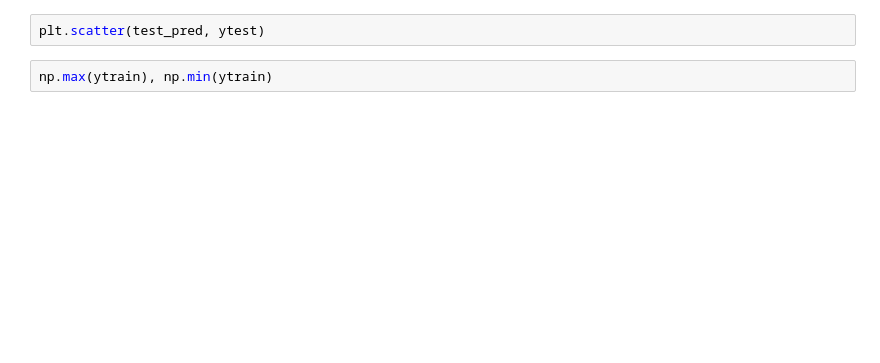
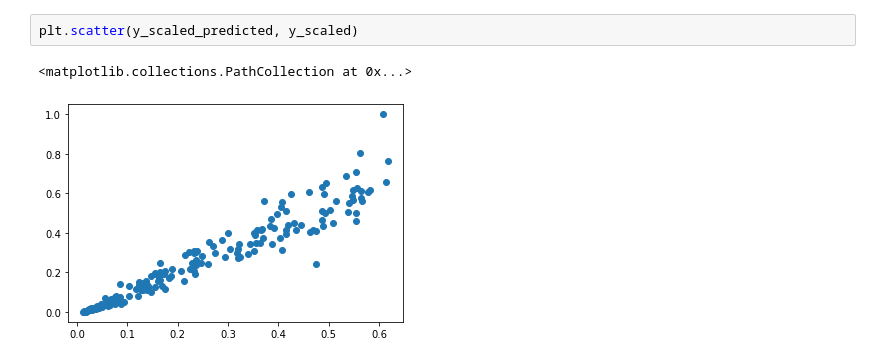
Before and after one commit to zomorodiyan/TreeVolumePrediction, a Jupyter notebook: tree_volume.ipynb, the cells around one changed output. Saved outputs shown, nothing was run; the diff lists cells and outputs as text; blank space fills up the shorter version.

```diff
--- a/tree_volume.ipynb
+++ b/tree_volume.ipynb
@@ -169,4 +190,5 @@ mean_squared_error(test_pred, ytest)
 # %%
-plt.scatter(test_pred, ytest)
+plt.scatter(y_scaled_predicted, y_scaled)
+# %% [output]
+<matplotlib.collections.PathCollection at 0x...>
+[figure, added]
-# %%
-np.max(ytrain), np.min(ytrain)
```
Also changed, not shown: parts of 14 cells of this notebook.
